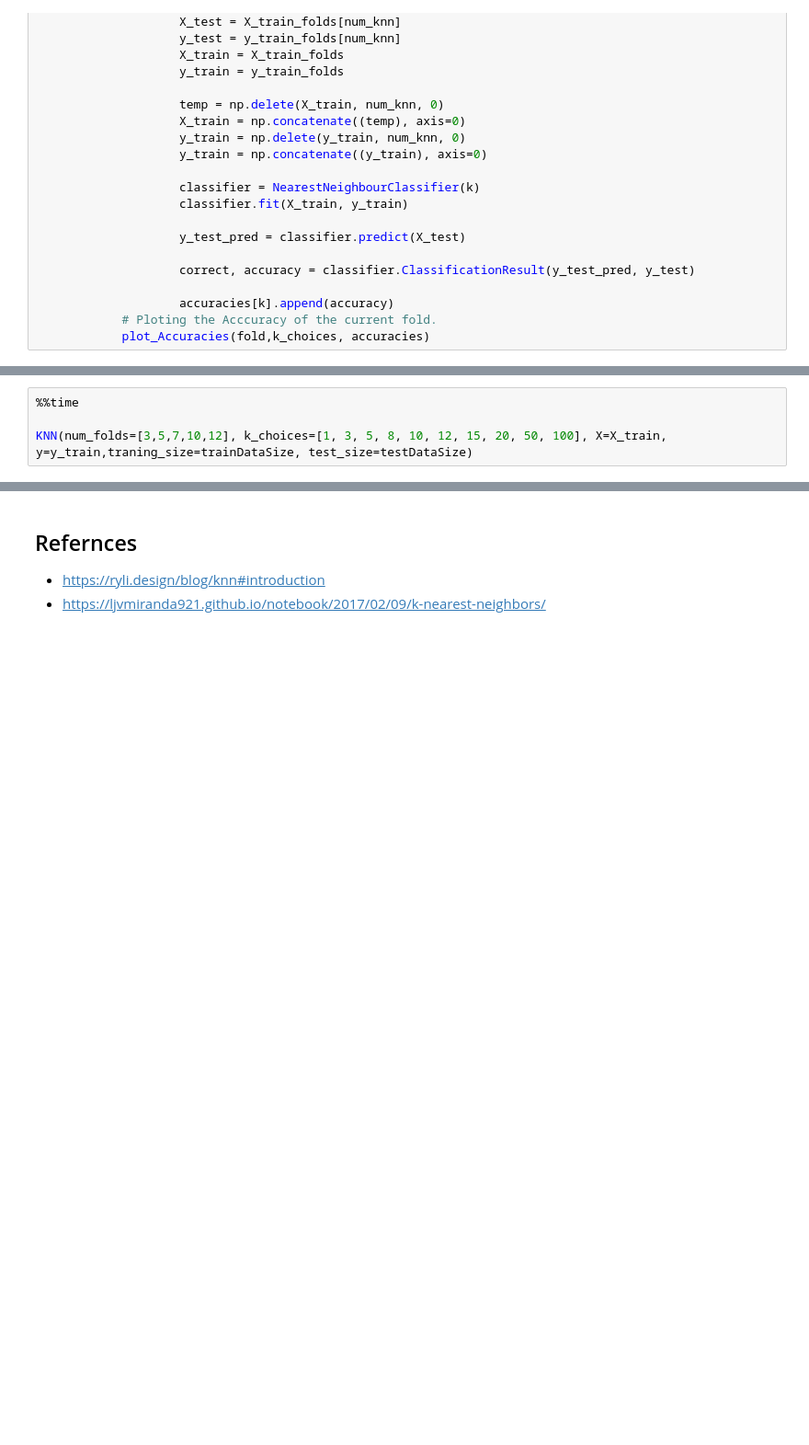
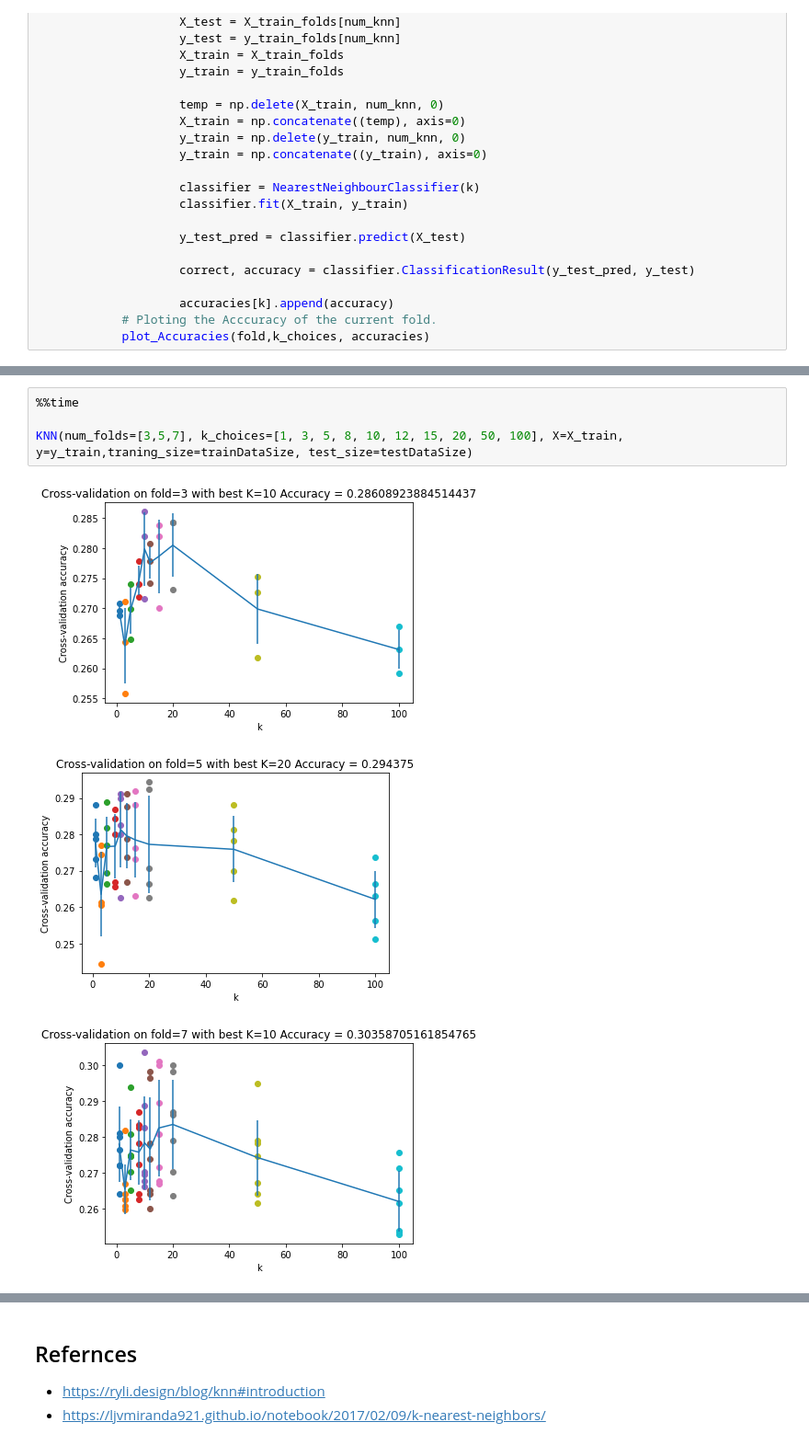
Before and after one commit to sadhiin/cvpr-spring-2023, a Jupyter notebook: Mid/Assignment-1/assignment-1-cvpr.ipynb, the cells around one changed output, grey strips where cells are left out. Shown at 92% size. Saved outputs shown, nothing was run; the diff lists cells and outputs as text; blank space fills up the shorter version.

```diff
--- a/Mid/Assignment-1/assignment-1-cvpr.ipynb
+++ b/Mid/Assignment-1/assignment-1-cvpr.ipynb
@@ -412,4 +412,8 @@ Wall time: 50min 14s
 # %%
 %%time
 
-KNN(num_folds=[3,5,7,10,12], k_choices=[1, 3, 5, 8, 10, 12, 15, 20, 50, 100], X=X_train, y=y_train,traning_size=trainDataSize, test_size=testDataSize)
+KNN(num_folds=[3,5,7], k_choices=[1, 3, 5, 8, 10, 12, 15, 20, 50, 100], X=X_train, y=y_train,traning_size=trainDataSize, test_size=testDataSize)
+# %% [output]
+[figure, added]
+[figure, added]
+[figure, added]
```
Also changed, not shown: parts of 7 cells of this notebook.
